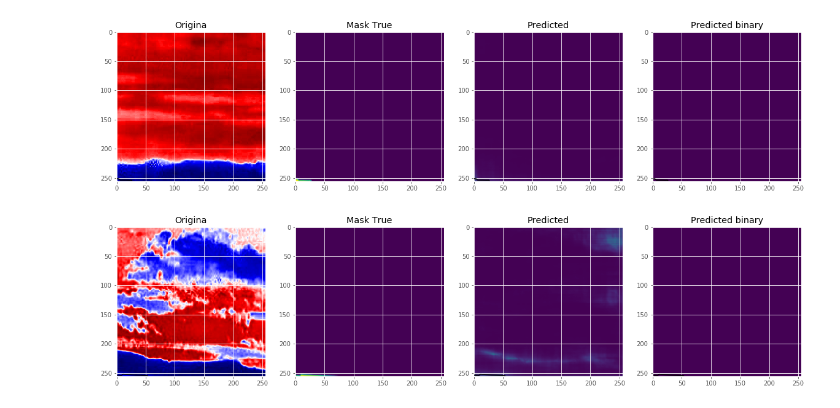
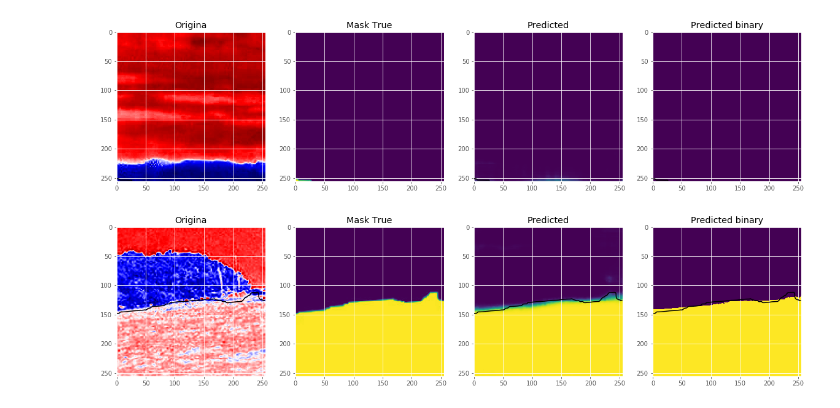
Before and after one commit to nopaixx/beautyImages, a Jupyter notebook: jupyters/WaterModel.ipynb, the cells around one changed output. Cells and saved outputs as stored; diff of their text form; code cells hidden in the pictures.

```diff
--- a/jupyters/WaterModel.ipynb
+++ b/jupyters/WaterModel.ipynb
@@ -398,6 +399,6 @@ plot_sample(X_train, y_train, preds_train, preds_train_t, ix=15)
 [figure]
 # %%
 # Check if valid data looks all right
-plot_sample(X_valid, y_valid, preds_val, preds_val_t, ix=719)
+plot_sample(X_valid, y_valid, preds_val, preds_val_t, ix=120)
 # %% [output]
-[figure, old version]
+[figure, new version]
```
Also changed, not shown: parts of 7 cells of this notebook, 3 other files.
